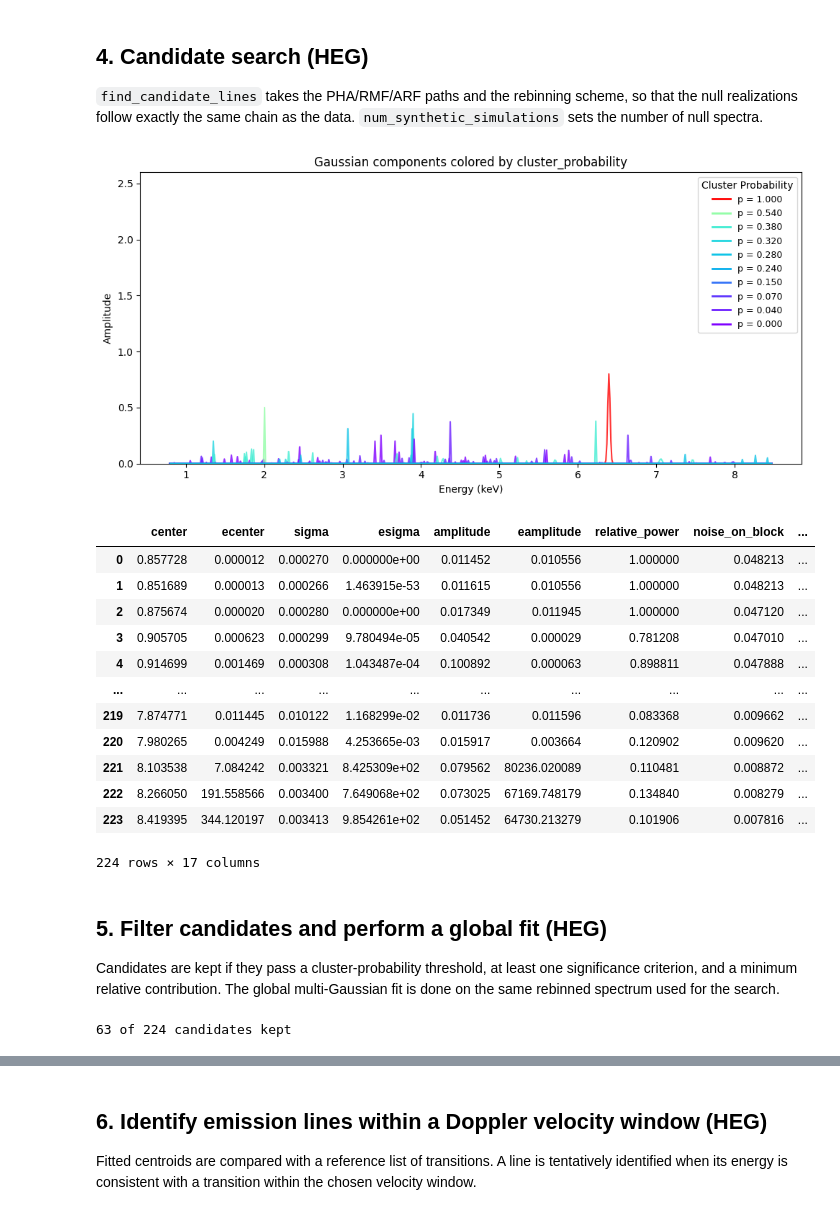
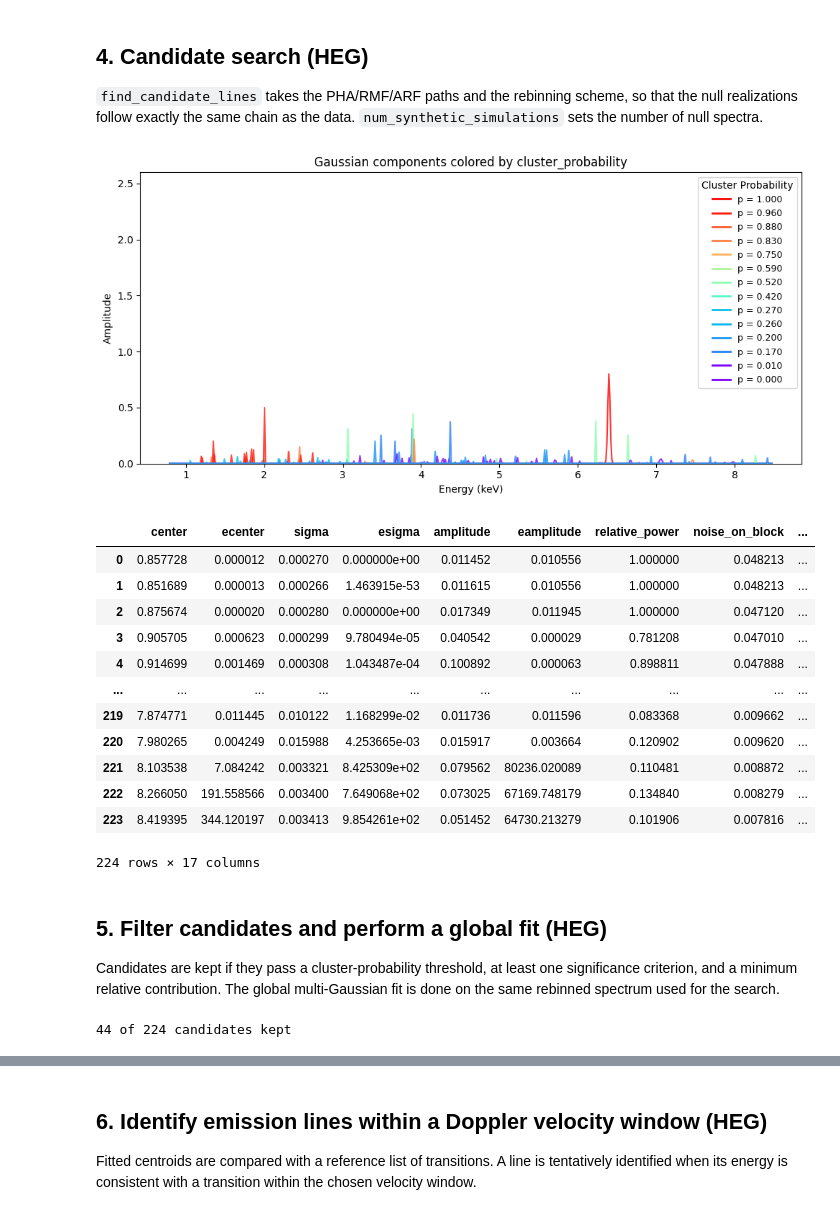
Before and after one commit to xragua/BLiSS, a Jupyter notebook: notebooks/vela_x1_2001_pha.ipynb, the cells around one changed output, grey strips where cells are left out. Drawn from its saved outputs; the diff is of its cells as text; code cells hidden in the pictures.

```diff
--- a/notebooks/vela_x1_2001_pha.ipynb
+++ b/notebooks/vela_x1_2001_pha.ipynb
@@ -125,20 +125,20 @@ plt.show()
 the null realizations follow exactly the same chain as the data.
 `num_synthetic_simulations` sets the number of null spectra.
 # %%
-N_SIM = 100
+N_SIM = 10
 SEED = 1
 
 heg_candidates = find_candidate_lines(
     pha=heg_pha, rmf=heg_rmf, arf=heg_arf,
     rebin_method=rebin_method, rebin_scale=rebin_scale,
     en1=en1, en2=en2,
     num_synthetic_simulations=N_SIM, synthetic_seed=SEED,
     output_dir=output_dir)
 
 plot_line_prob(heg_candidates)
 heg_candidates
 # %% [output]
-[figure, old version]
+[figure, new version]
 |  | center | ecenter | sigma | esigma | amplitude | eamplitude | relative_power | noise_on_block | ... |
 | 0 | 0.857728 | 0.000012 | 0.000270 | 0.000000e+00 | 0.011452 | 0.010556 | 1.000000 | 0.048213 | ... |
 | 1 | 0.851689 | 0.000013 | 0.000266 | 1.463915e-53 | 0.011615 | 0.010556 | 1.000000 | 0.048213 | ... |
@@ -159,9 +159,9 @@ Candidates are kept if they pass a cluster-probability threshold, at least one
 significance criterion, and a minimum relative contribution. The global
 multi-Gaussian fit is done on the same rebinned spectrum used for the search.
 # %%
-P_MIN = 0       # minimum cluster probability (0-1)
+P_MIN = 0.8      # minimum cluster probability (0-1)
 REL_POWER_MIN = 0  # minimum relative contribution of the line (0-1)
-SNR_PEAK_MIN = 4    # a line is kept if at least one S/N criterion is met
+SNR_PEAK_MIN = 0    # a line is kept if at least one S/N criterion is met
 SNR_AREA_MIN = 0
 SNR_AMPLITUDE_MIN = 0
 
@@ -178,7 +178,7 @@ clean_mask = (
 heg_lines = lines_pd.loc[clean_mask].reset_index(drop=True)
 print(f"{len(heg_lines)} of {len(lines_pd)} candidates kept")
 # %% [output]
-63 of 224 candidates kept
+44 of 224 candidates kept
 # %%
 heg_lines_global = fit_global(
     heg_lines,
```
Also changed, not shown: parts of 7 cells of this notebook.
